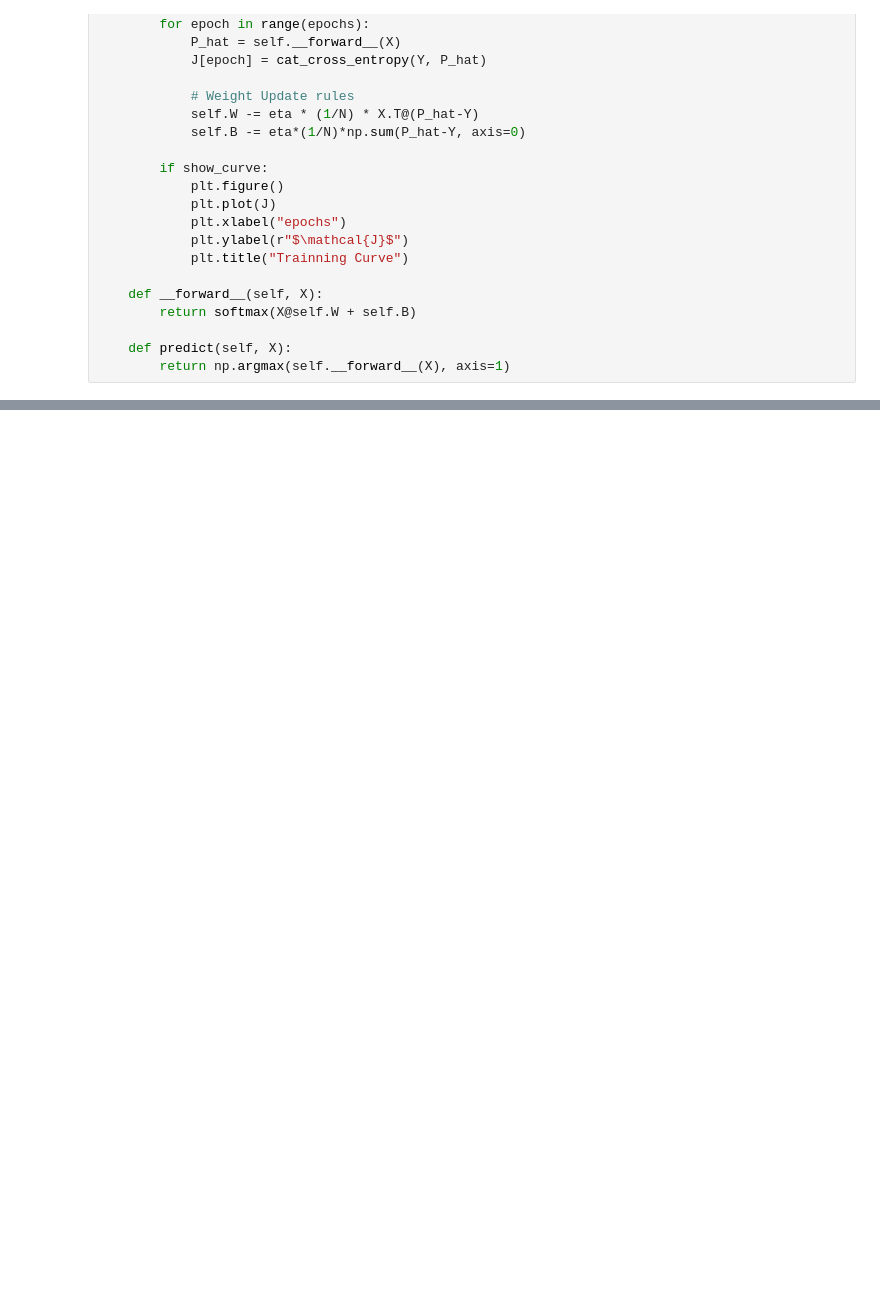
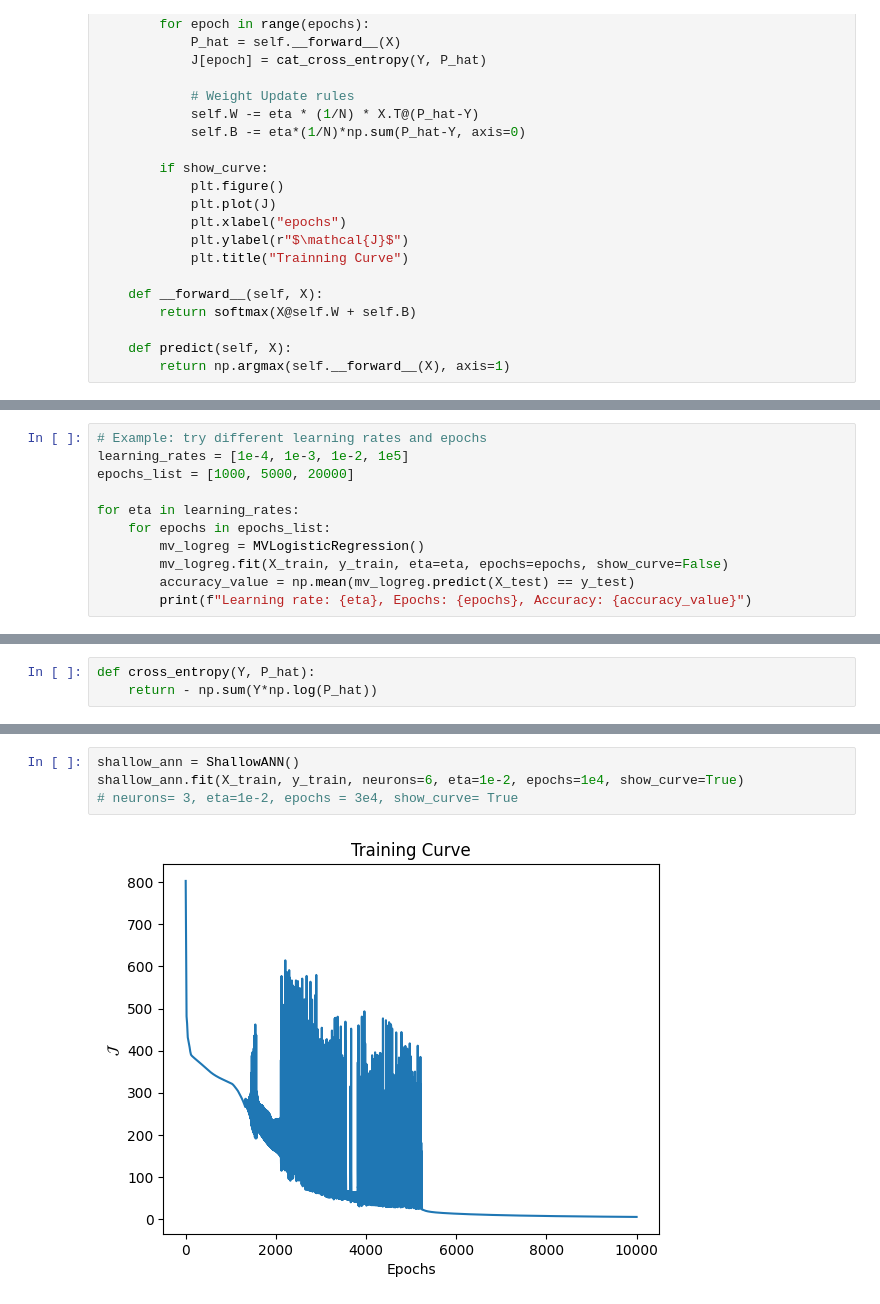
Before and after one commit to NyoYoAB/Social-Inequality-Titanic_project, a Jupyter notebook: titanic.ipynb, the cells around one changed output, grey strips where cells are left out. Drawn from its saved outputs; the diff is of its cells as text; blank space fills up the shorter version.

```diff
--- a/titanic.ipynb
+++ b/titanic.ipynb
@@ -546,0 +431,11 @@ class MVLogisticRegression():
+# %%
+# Example: try different learning rates and epochs
+learning_rates = [1e-4, 1e-3, 1e-2, 1e5]
+epochs_list = [1000, 5000, 20000]
+
+for eta in learning_rates:
+    for epochs in epochs_list:
+        mv_logreg = MVLogisticRegression()
+        mv_logreg.fit(X_train, y_train, eta=eta, epochs=epochs, show_curve=False)
+        accuracy_value = np.mean(mv_logreg.predict(X_test) == y_test)
+        print(f"Learning rate: {eta}, Epochs: {epochs}, Accuracy: {accuracy_value}")
@@ -546,0 +477,3 @@ class MVLogisticRegression():
+# %%
+def cross_entropy(Y, P_hat):
+    return - np.sum(Y*np.log(P_hat))
@@ -546,0 +527,6 @@ class MVLogisticRegression():
+# %%
+shallow_ann = ShallowANN()
+shallow_ann.fit(X_train, y_train, neurons=6, eta=1e-2, epochs=1e4, show_curve=True)
+# neurons= 3, eta=1e-2, epochs = 3e4, show_curve= True
+# %% [output]
+[figure, added]
```
Also changed, not shown: parts of 40 cells of this notebook.
